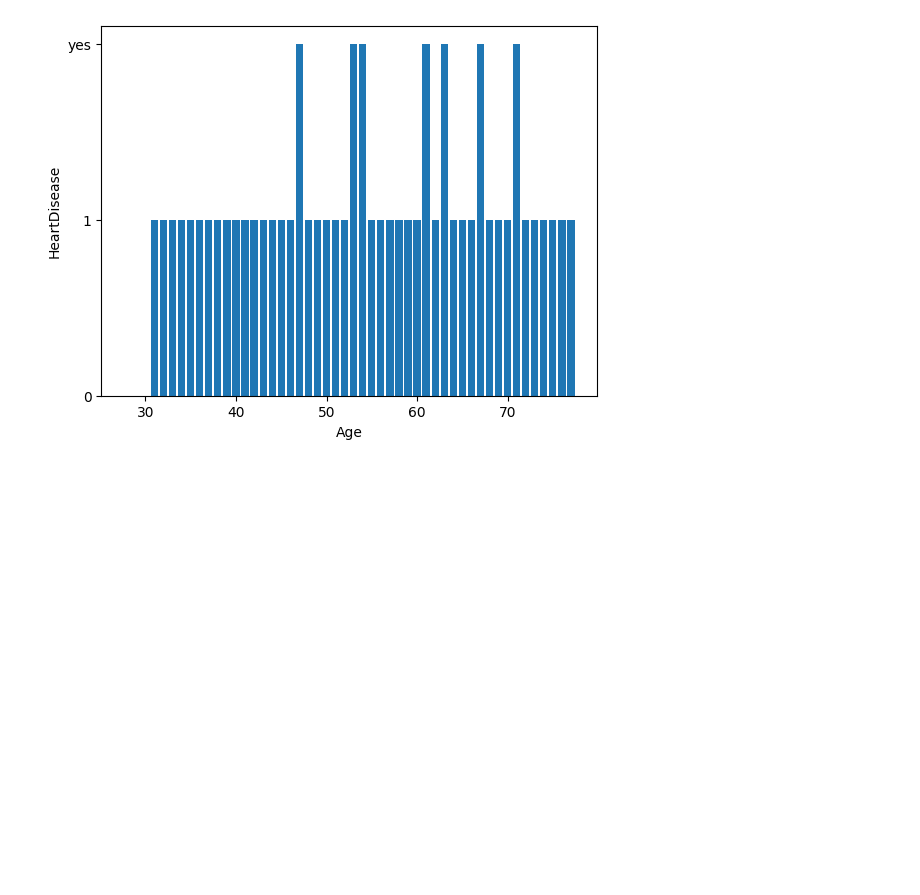
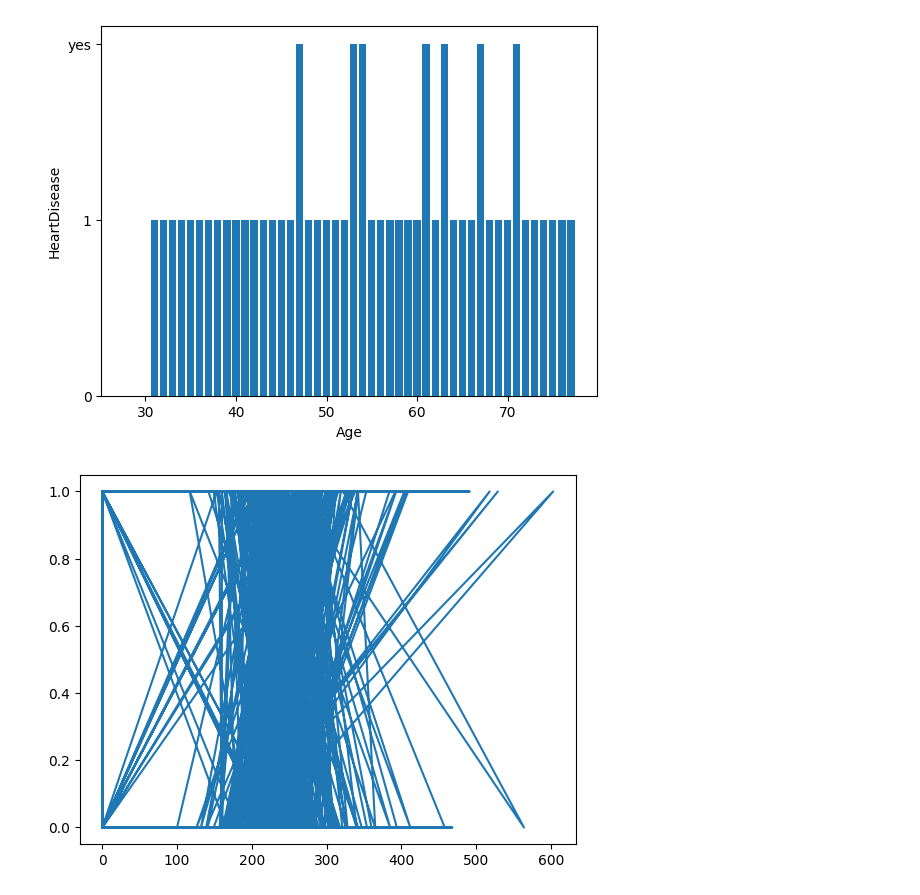
Before and after one commit to johnnybakker/HeartFailureCase, a Jupyter notebook: playground.ipynb, the cells around one changed output. Saved outputs shown, nothing was run; the diff lists cells and outputs as text; code cells hidden in the pictures; blank space fills up the shorter version.

Commit message:
cholestorol

```diff
--- a/playground.ipynb
+++ b/playground.ipynb
@@ -66,3 +66,11 @@ plt.ylabel("HeartDisease")
 plt.show()
 # %% [output]
 [figure]
+# %%
+# cholestorol
+
+hearthDiseaseTrue = df["HeartDisease"].eq('1')
+plt.plot(df["Cholesterol"], hearthDiseaseTrue)  # Plot the chart
+plt.show()  # display
+# %% [output]
+[figure, added]
```
Also changed, not shown: parts of 2 cells of this notebook.
